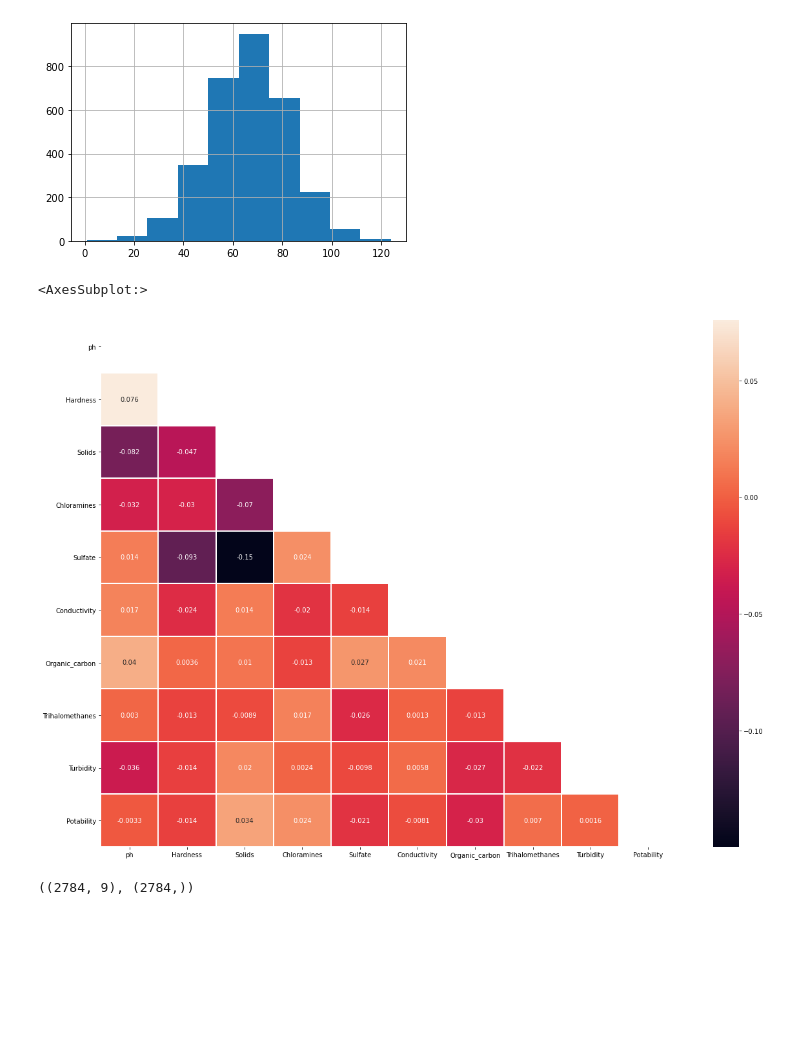
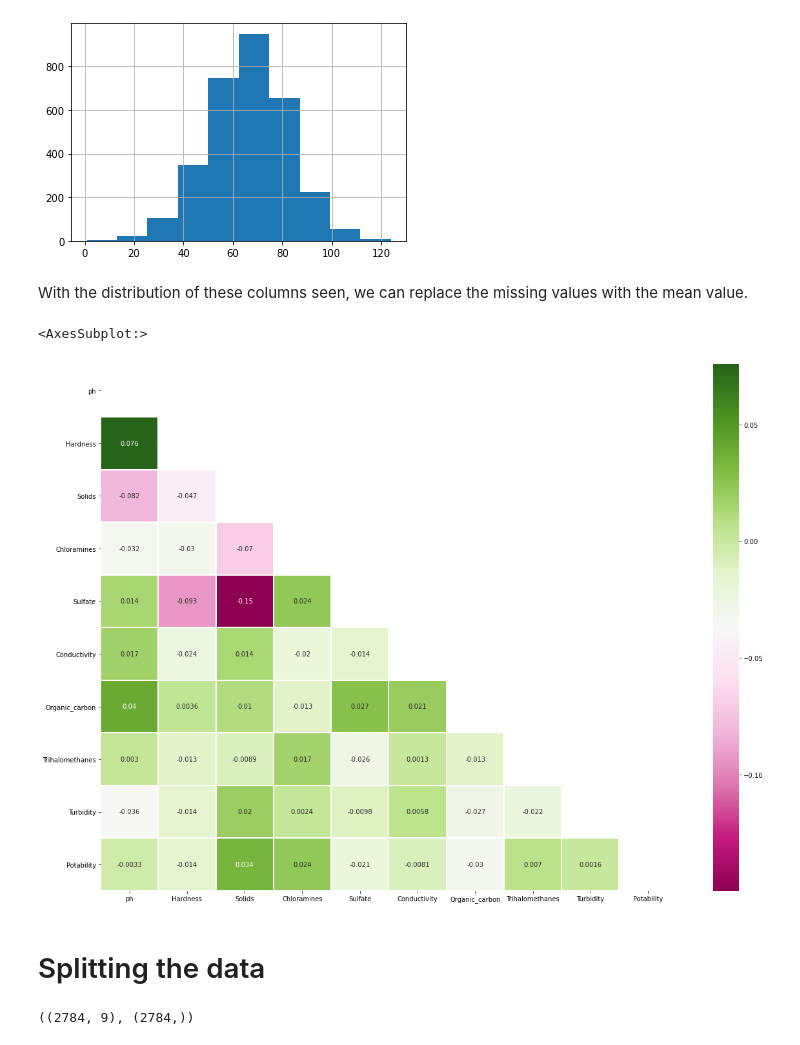
Before and after one commit to gtharun04/Water-Potability, a Jupyter notebook: NN Coursework/Water Quality Prediction.ipynb, the cells around one changed output. Cells and saved outputs as stored; diff of their text form; code cells hidden in the pictures; blank space fills up the shorter version.

```diff
--- a/NN Coursework/Water Quality Prediction.ipynb
+++ b/NN Coursework/Water Quality Prediction.ipynb
@@ -103,3 +114,5 @@ df['Trihalomethanes'].hist()
+# %% [markdown]
+With the distribution of these columns seen, we can replace the missing values with the mean value.
 # %%
 df['ph'] = df['ph'].fillna(df['ph'].mean())
 df['Sulfate'] = df['Sulfate'].fillna(df['Sulfate'].mean())
@@ -107,10 +120,12 @@ df['Trihalomethanes'] = df['Trihalomethanes'].fillna(df['Trihalomethanes'].mean(
 # %%
 plt.figure(figsize=(20,15))
 matrix = np.triu(df.corr())
-sns.heatmap(df.corr(),annot=True,linewidth=1,mask=matrix,cmap='rocket')
+sns.heatmap(df.corr(),annot=True,linewidth=1,mask=matrix,cmap='PiYG')
 # %% [output]
 <AxesSubplot:>
-[figure, old version]
+[figure, new version]
+# %% [markdown]
+# Splitting the data
 # %%
 from sklearn.svm import SVC
 from sklearn.neural_network import MLPClassifier
```
Also changed, not shown: parts of 118 cells of this notebook.
